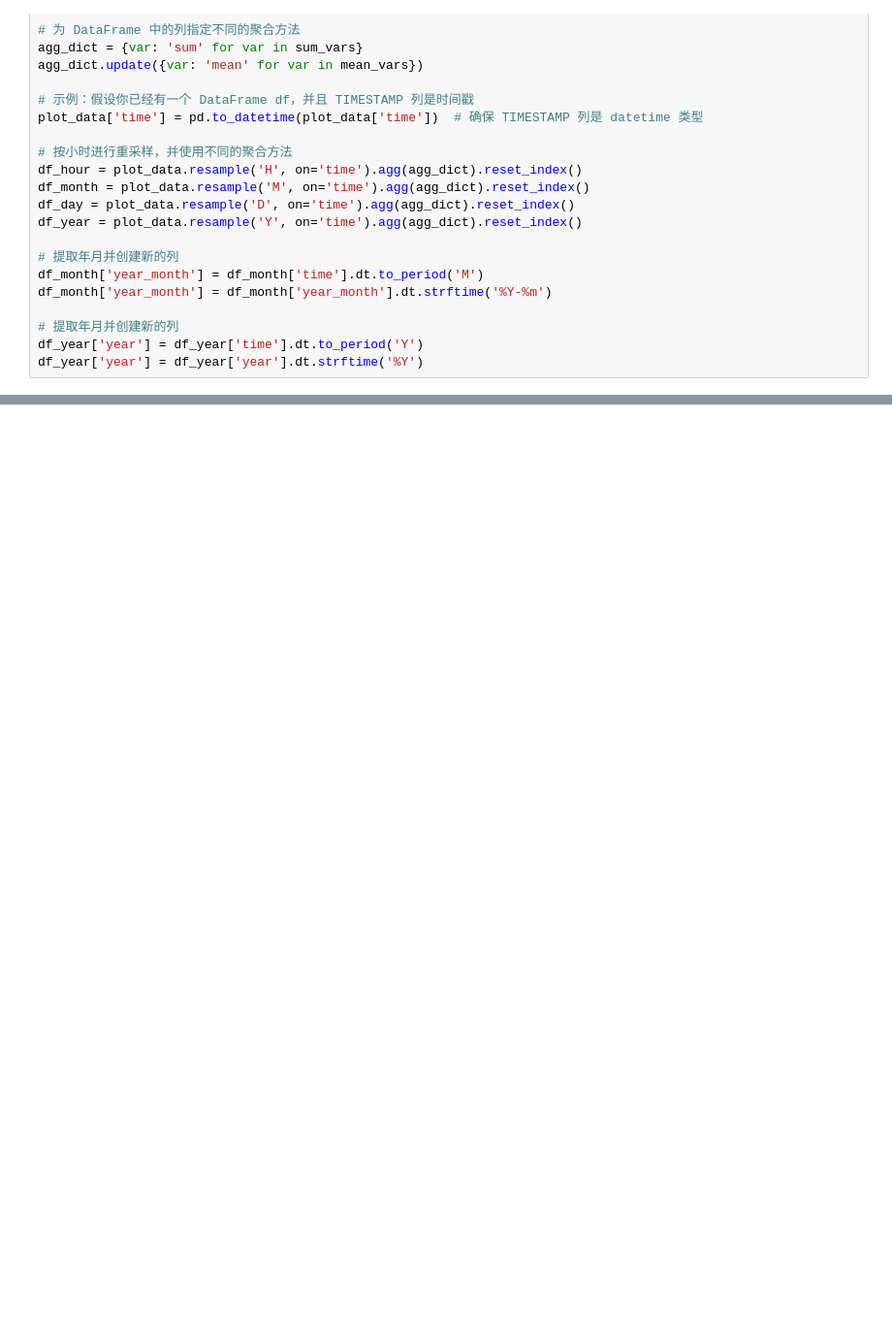
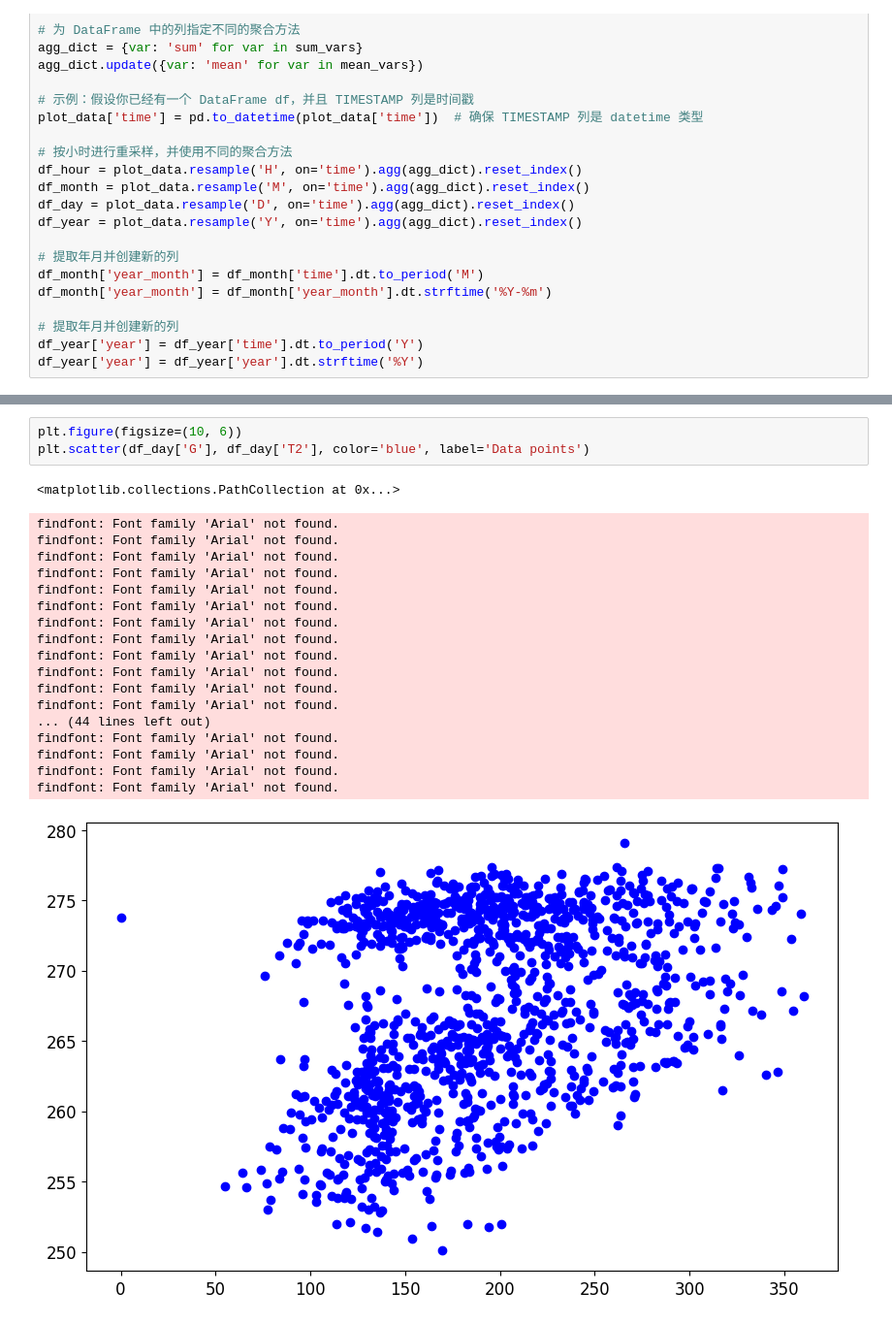
Before and after one commit to Rice-cas/cosipy_kqgr, a Jupyter notebook: plot_result.ipynb, the cells around one changed output, grey strips where cells are left out. Shown at 97% size. Cells and saved outputs as stored; diff of their text form; blank space fills up the shorter version.

```diff
--- a/plot_result.ipynb
+++ b/plot_result.ipynb
@@ -120,0 +554,23 @@ findfont: Font family 'Arial' not found.
+# %%
+plt.figure(figsize=(10, 6))
+plt.scatter(df_day['G'], df_day['T2'], color='blue', label='Data points')
+# %% [output]
+<matplotlib.collections.PathCollection at 0x...>
+findfont: Font family 'Arial' not found.
+findfont: Font family 'Arial' not found.
+findfont: Font family 'Arial' not found.
+findfont: Font family 'Arial' not found.
+findfont: Font family 'Arial' not found.
+findfont: Font family 'Arial' not found.
+findfont: Font family 'Arial' not found.
+findfont: Font family 'Arial' not found.
+findfont: Font family 'Arial' not found.
+findfont: Font family 'Arial' not found.
+findfont: Font family 'Arial' not found.
+findfont: Font family 'Arial' not found.
+... (44 lines left out)
+findfont: Font family 'Arial' not found.
+findfont: Font family 'Arial' not found.
+findfont: Font family 'Arial' not found.
+findfont: Font family 'Arial' not found.
+[figure, added]
```
Also changed, not shown: parts of 9 cells of this notebook, 9 other files.
